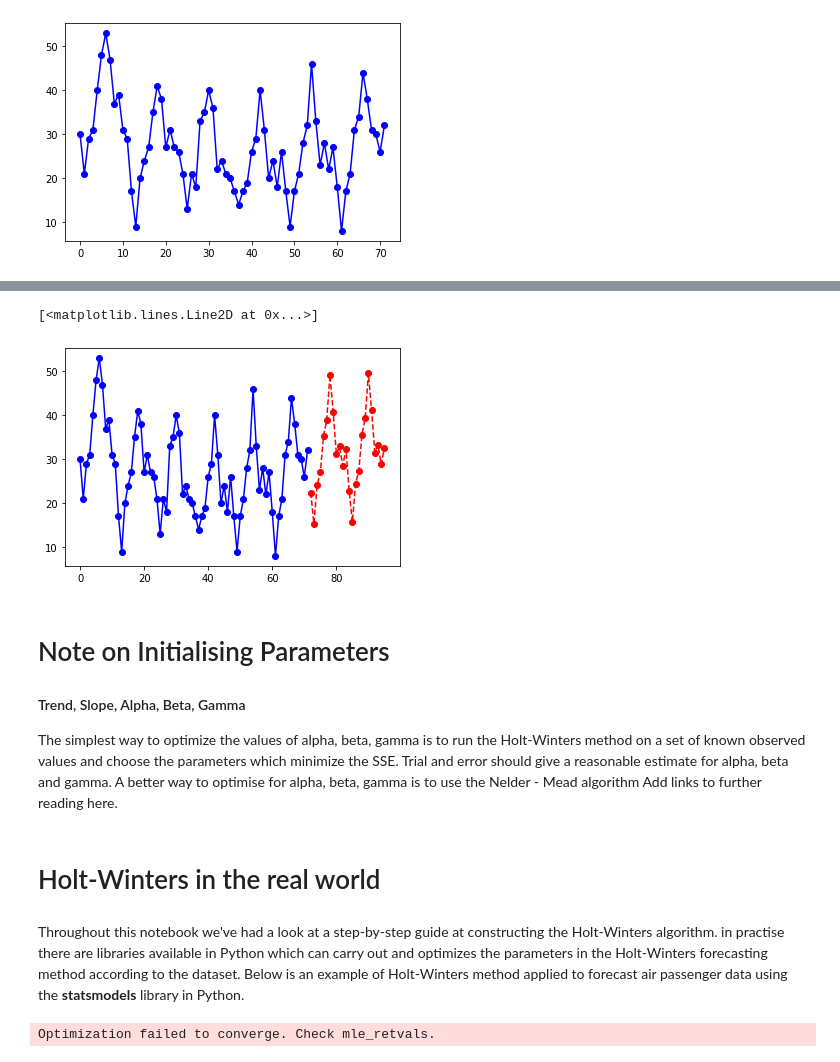
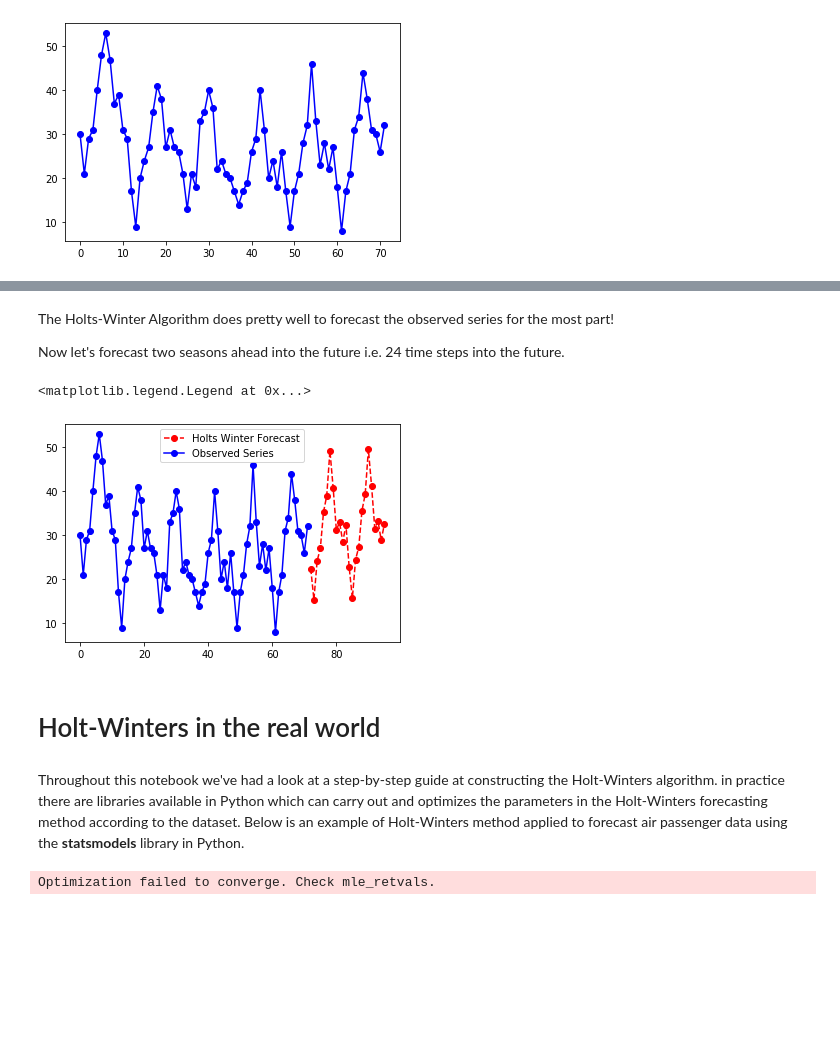
Before and after one commit to stefan262/Practical-ML-DS, a Jupyter notebook: Chapter 2. Python for Data Scientists/Module 7. Other ML Problems/Time Series/2. Holt-Winters Method for Time Series Forecasting.ipynb, the cells around one changed output, grey strips where cells are left out. Cells and saved outputs as stored; diff of their text form; code cells hidden in the pictures; blank space fills up the shorter version.

```diff
--- a/Chapter 2. Python for Data Scientists/Module 7. Other ML Problems/Time Series/2. Holt-Winters Method for Time Series Forecasting.ipynb
+++ b/Chapter 2. Python for Data Scientists/Module 7. Other ML Problems/Time Series/2. Holt-Winters Method for Time Series Forecasting.ipynb
@@ -380,20 +416,21 @@ It's clear that this series is seasonal, there are 6 seasons in total in the ser
+# %% [markdown]
+The Holts-Winter Algorithm does pretty well to forecast the observed series for the most part!
+
+Now let's forecast two seasons ahead into the future i.e. 24 time steps into the future.
 # %%
 result = triple_exponential_smoothing(series, 12, 0.716, 0.029, 0.993, 24)
 import matplotlib.pyplot as plt
 
-plt.plot(range(72,96),result[-24:], 'ro--')
-plt.plot(series, 'bo-')
+plt.plot(range(72,96),result[-24:], 'ro--',label='Holts Winter Forecast')
+plt.plot(series, 'bo-',label='Observed Series')
+plt.legend()
 # %% [output]
-[<matplotlib.lines.Line2D at 0x...>]
+<matplotlib.legend.Legend at 0x...>
-[figure, old version]
+[figure, new version]
-# %% [markdown]
-# Note on Initialising Parameters
-#### Trend, Slope, Alpha, Beta, Gamma
-The simplest way to optimize the values of alpha, beta, gamma is to run the Holt-Winters method on a set of known observed values and choose the parameters which minimize the SSE. Trial and error should give a reasonable estimate for alpha, beta and gamma. A better way to optimise for alpha, beta, gamma is to use the Nelder - Mead algorithm Add links to further reading here.
 # %% [markdown]
 # Holt-Winters in the real world
 # %% [markdown]
-Throughout this notebook we've had a look at a step-by-step guide at constructing the Holt-Winters algorithm. in practise there are libraries available in Python which can carry out and optimizes the parameters in the Holt-Winters forecasting method according to the dataset. Below is an example of Holt-Winters method applied to forecast air passenger data using the __statsmodels__ library in Python.
+Throughout this notebook we've had a look at a step-by-step guide at constructing the Holt-Winters algorithm. in practice there are libraries available in Python which can carry out and optimizes the parameters in the Holt-Winters forecasting method according to the dataset. Below is an example of Holt-Winters method applied to forecast air passenger data using the __statsmodels__ library in Python.
 # %%
 import pandas as pd
 import numpy as np
```
Also changed, not shown: parts of 18 cells of this notebook.
